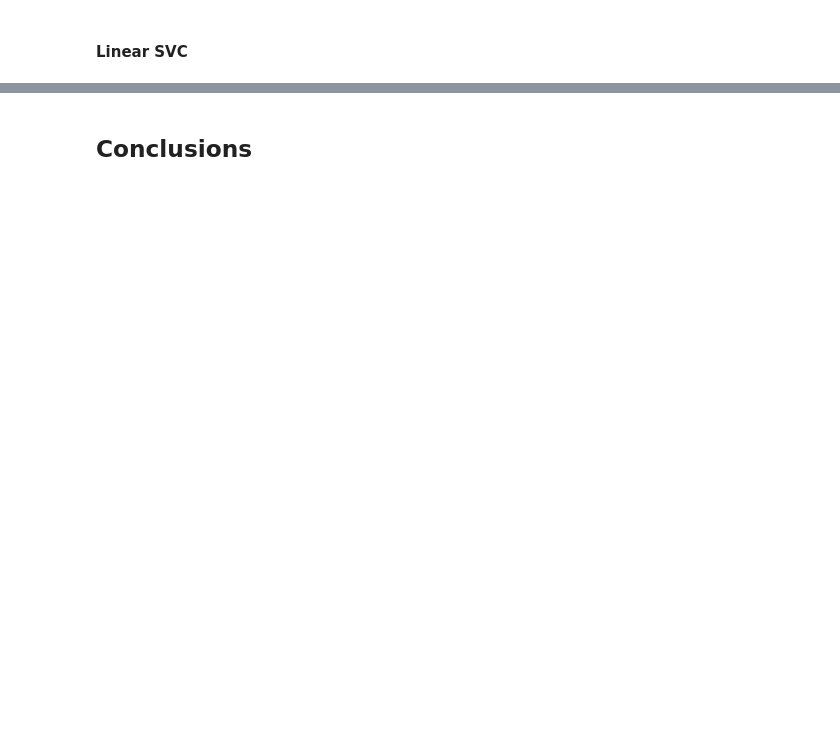
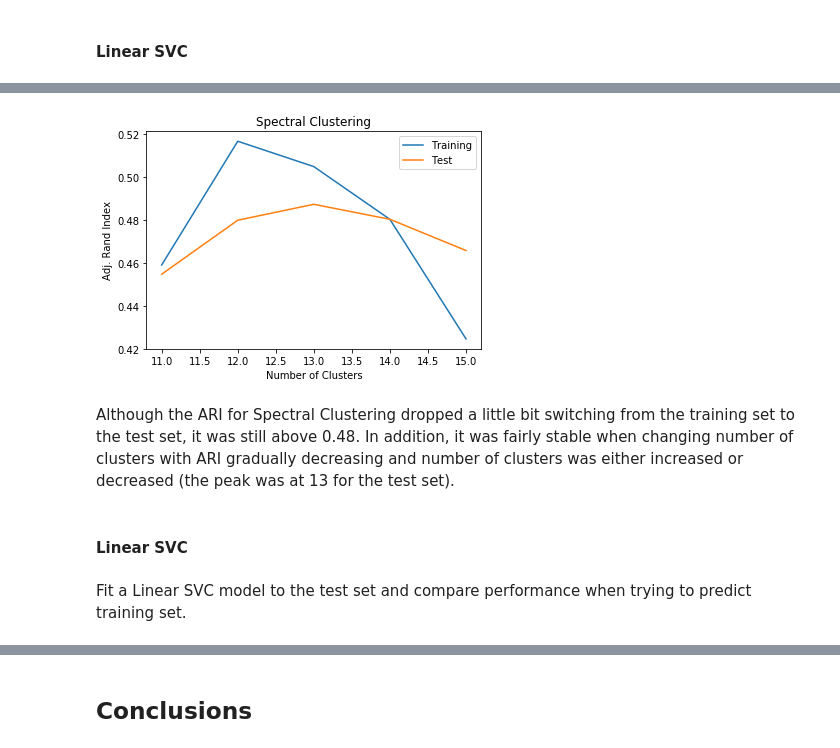
Before and after one commit to yfstafford/Thinkful, a Jupyter notebook: Unit 4/Unit 4 Capstone Blog Authorship Identification.ipynb, the cells around one changed output, grey strips where cells are left out. Drawn from its saved outputs; the diff is of its cells as text; code cells hidden in the pictures; blank space fills up the shorter version.

```diff
--- a/Unit 4/Unit 4 Capstone Blog Authorship Identification.ipynb
+++ b/Unit 4/Unit 4 Capstone Blog Authorship Identification.ipynb
@@ -630,0 +1294,14 @@ tf-idf Gradient Boosted Test set score: 0.7661290322580645
+# %%
+# Declare and fit the model
+sc = SpectralClustering(n_clusters=14, random_state=42, n_jobs=-1)
+sc.fit(tfidf_test_out)
+
+#Predict clusters
+tfidf_test_pred = sc.fit_predict(tfidf_test_out)
+
+# Check actual vs predicted
+print(pd.crosstab(Y_test,tfidf_test_pred))
+
+tfidf_sc_test_ari14 = metrics.adjusted_rand_score(Y_test, tfidf_test_pred)
+
+print('ARI for Spectral Clustering tf-idf is: ' + str(tfidf_sc_test_ari14))
@@ -630,0 +1325,14 @@ tf-idf Gradient Boosted Test set score: 0.7661290322580645
+# %%
+# Declare and fit the model
+sc = SpectralClustering(n_clusters=15, random_state=42, n_jobs=-1)
+sc.fit(tfidf_test_out)
+
+#Predict clusters
+tfidf_test_pred = sc.fit_predict(tfidf_test_out)
+
+# Check actual vs predicted
+print(pd.crosstab(Y_test,tfidf_test_pred))
+
+tfidf_sc_test_ari15 = metrics.adjusted_rand_score(Y_test, tfidf_test_pred)
+
+print('ARI for Spectral Clustering tf-idf is: ' + str(tfidf_sc_test_ari15))
@@ -630,0 +1356,20 @@ tf-idf Gradient Boosted Test set score: 0.7661290322580645
+# %%
+x_data = [ 11, 12, 13, 14, 15 ]
+y_test_data = [ tfidf_sc_test_ari11, tfidf_sc_test_ari12, tfidf_sc_test_ari13,
+          tfidf_sc_test_ari14, tfidf_sc_test_ari15 ]
+
+plt.plot(x_data, y_data, label='Training')
+plt.plot(x_data, y_test_data, label='Test')
+plt.title('Spectral Clustering')
+plt.xlabel('Number of Clusters')
+plt.ylabel('Adj. Rand Index')
+plt.legend()
+plt.show()
+# %% [output]
+[figure, added]
+# %% [markdown]
+Although the ARI for Spectral Clustering dropped a little bit switching from the training set to the test set, it was still above 0.48. In addition, it was fairly stable when changing number of clusters with ARI gradually decreasing and number of clusters was either increased or decreased (the peak was at 13 for the test set).
+# %% [markdown]
+#### Linear SVC
+# %% [markdown]
+Fit a Linear SVC model to the test set and compare performance when trying to predict training set.
```
Also changed, not shown: parts of 88 cells of this notebook.
